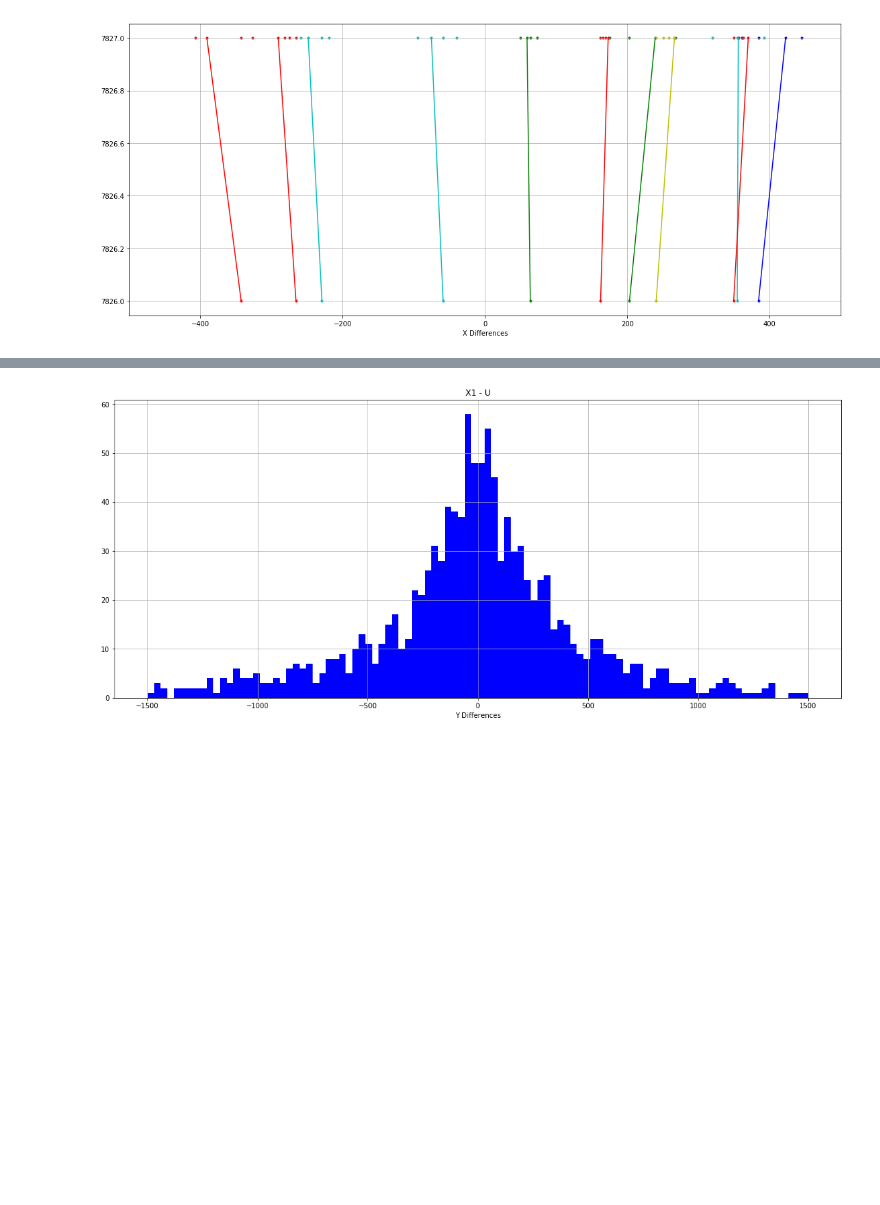
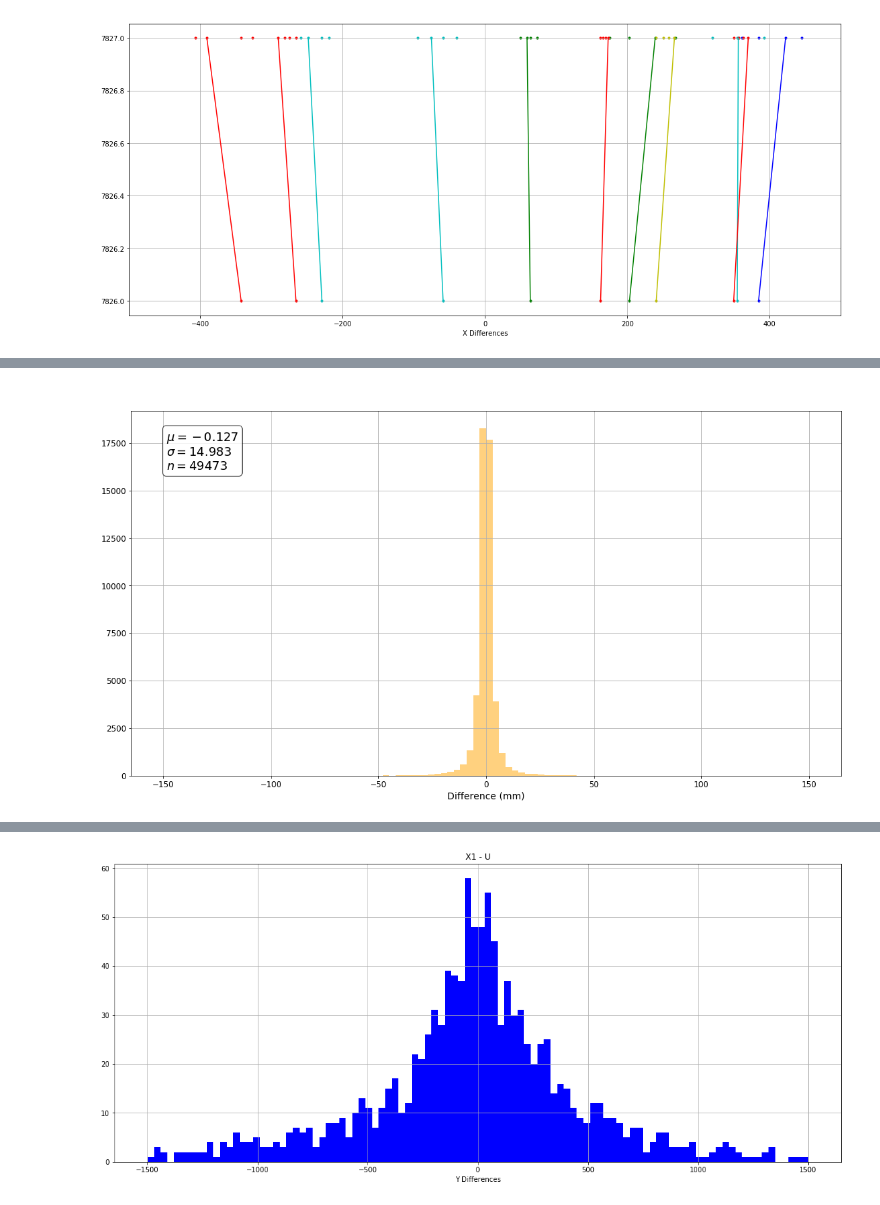
Before and after one commit to gabrielcammany/LHCb-CERN, a Jupyter notebook: notebooks/reconstruction/Reconstruction_Study.ipynb, the cells around one changed output, grey strips where cells are left out. Drawn from its saved outputs; the diff is of its cells as text; code cells hidden in the pictures; blank space fills up the shorter version.

Commit message:
Updated with plots and executions to create the algorithms results

```diff
--- a/notebooks/reconstruction/Reconstruction_Study.ipynb
+++ b/notebooks/reconstruction/Reconstruction_Study.ipynb
@@ -173,0 +176,19 @@ print(mpmath.acot(16.43))
+# %%
+def predictHeight(x0, x3, x_stereo, stereo_layer, first_layer, last_layer):
+
+    z_stereo = zLays[stereo_layer]
+
+    if (stereo_layer % 2 != 0):
+        angle = 5
+    else:
+        angle = -5
+
+    if (float(x3 - x0)  == 0):
+        m = 1
+    else:
+        m = float(zLays[last_layer] - zLays[first_layer]) / float(x3 - x0)
+    n = zLays[last_layer] - (m * x3)
+
+    x_pred = (z_stereo - n) / m
+    beta = (x_pred - x_stereo) / (math.radians(angle) * z_stereo)
+    return math.tan(beta) * z_stereo
@@ -173,0 +217,69 @@ print(mpmath.acot(16.43))
+# %%
+Y_U_plot = []
+Y_V_plot = []
+Y_X1_plot = []
+
+
+event_hits = mc_hits[mc_hits[:,13] < events[500]]
+
+# For each particle of a given event
+for particle in event_hits:
+
+    if (len(particle[5]) > 1):
+        # Extract only 12 hits, as some of them are really close
+
+        X_final = {}
+        Zone_final = {}
+        actual = -1
+        found_num = 0
+
+        # Extract all PrHits
+        for i in range(0, len(particle[5])):
+            if (actual != particle[8][i]):
+                X_final[particle[8][i]] = []
+                X_final[particle[8][i]].append(particle[5][i])
+                Zone_final[particle[8][i]] = particle[12][i]
+                actual = particle[8][i]
+                found_num += 1
+            else:
+                X_final[actual].append(particle[5][i])
+
+        if found_num < 12:
+            continue
+
+        if (X_final[3][0] - X_final[0][0]) == 0:
+            continue
+
+        if (X_final[7][0] - X_final[4][0]) == 0:
+            continue
+
+
+        pred_h2 = predictHeight(X_final[0][0], X_final[3][0], X_final[1][0], 1, 0, 3)
+        if (pred_h2 > 0) and (pred_h2 > max_y) or (pred_h2 < 0) and (pred_h2 < min_y):
+            continue
+        pred_h1 = predictHeight(X_final[0][0], X_final[3][0], X_final[2][0], 2, 0, 3)
+        if (pred_h1 > 0) and (pred_h1 > max_y) or (pred_h1 < 0) and (pred_h1 < min_y):
+            continue
+        mean = (pred_h1 + pred_h2) / 2
+        mean_real = (particle[2][1] + particle[2][2]) / 2
+
+        Y_U_plot.append(mean_real - mean)
+
+        pred_h2 = predictHeight(X_final[4][0], X_final[7][0], X_final[5][0], 5, 4, 7)
+        if (pred_h2 > 0) and (pred_h2 > max_y) or (pred_h2 < 0) and (pred_h2 < min_y):
+            continue
+        pred_h1 = predictHeight(X_final[4][0], X_final[7][0], X_final[6][0], 6, 4, 7)
+        if (pred_h1 > 0) and (pred_h1 > max_y) or (pred_h1 < 0) and (pred_h1 < min_y):
+            continue
+        mean = (pred_h1 + pred_h2) / 2
+        mean_real = (particle[2][5] + particle[2][6]) / 2
+
+        Y_V_plot.append(mean_real - mean)
+        #print("Range: %f Pred: %f Found: %d" % (search_range,predicted,found_bool))
+
+print(np.std(Y_U_plot))
+histogram(Y_U_plot, 'orange', 0.5, -150, 150, '', 'Difference (mm)', '')
+histogram(Y_V_plot, 'green', 0.5, -150, 150, '', 'Difference (mm)', '')
+#histogram(Y_X1_plot, 'blue', 0.5, -500, 500, 'Real vs Predicted X in X1 layer', 'Difference (mm)', '')
+#histogram(Y_X1_plot, 'red', 0.5, -150, 150, 'X0-U vs X1-V height', 'Difference (mm)', '')
+# %% [output]
@@ -173,0 +287 @@ print(mpmath.acot(16.43))
+[figure, added]
```
Also changed, not shown: parts of 10 cells of this notebook, 14 other files.
